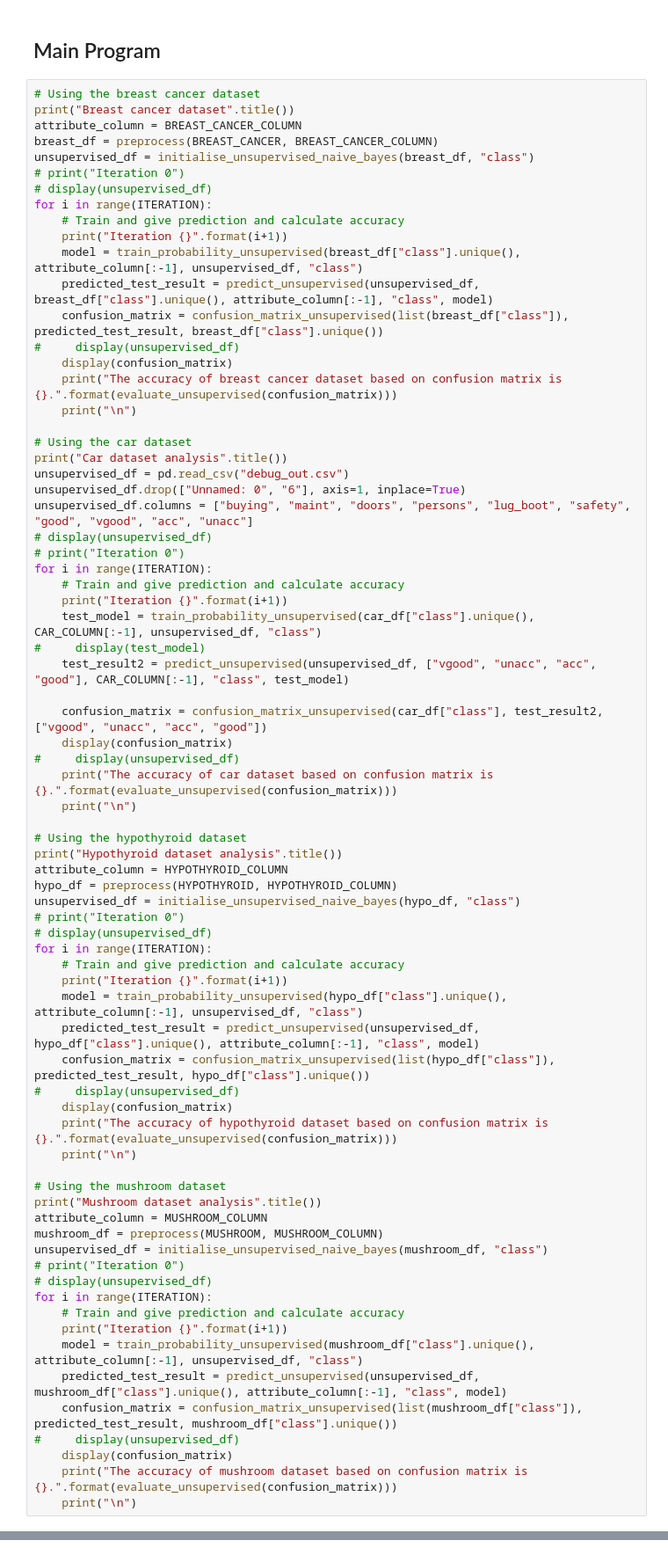
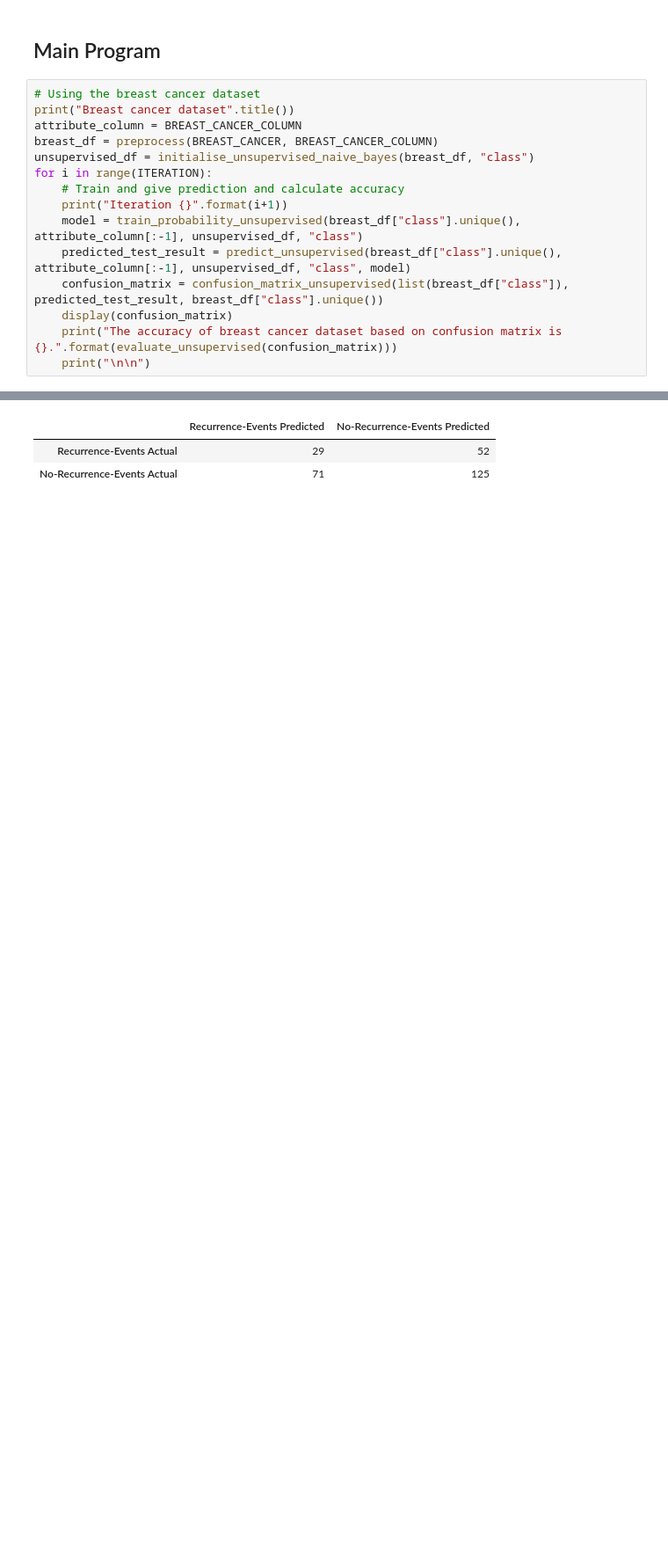
Before and after one commit to maleakhiw/Naive-Bayes-Algorithm, a Jupyter notebook: COMP30027 2018S1 - Project 1.ipynb, the cells around one changed output, grey strips where cells are left out. Shown: that part at 88% size. Drawn from its saved outputs; the diff is of its cells as text; blank space fills up the shorter version.

```diff
--- a/COMP30027 2018S1 - Project 1.ipynb
+++ b/COMP30027 2018S1 - Project 1.ipynb
@@ -788,77 +538,21 @@ The accuracy of car dataset based on confusion matrix is 0.44733796296296297.
 # %%
 # Using the breast cancer dataset
 print("Breast cancer dataset".title())
 attribute_column = BREAST_CANCER_COLUMN
 breast_df = preprocess(BREAST_CANCER, BREAST_CANCER_COLUMN)
 unsupervised_df = initialise_unsupervised_naive_bayes(breast_df, "class")
-# print("Iteration 0")
-# display(unsupervised_df)
 for i in range(ITERATION):
     # Train and give prediction and calculate accuracy
     print("Iteration {}".format(i+1))
     model = train_probability_unsupervised(breast_df["class"].unique(), attribute_column[:-1], unsupervised_df, "class")
-    predicted_test_result = predict_unsupervised(unsupervised_df, breast_df["class"].unique(), attribute_column[:-1], "class", model)
+    predicted_test_result = predict_unsupervised(breast_df["class"].unique(), attribute_column[:-1], unsupervised_df, "class", model)
     confusion_matrix = confusion_matrix_unsupervised(list(breast_df["class"]), predicted_test_result, breast_df["class"].unique())
-#     display(unsupervised_df)
     display(confusion_matrix)
     print("The accuracy of breast cancer dataset based on confusion matrix is {}.".format(evaluate_unsupervised(confusion_matrix)))
-    print("\n")
-
-# Using the car dataset
-print("Car dataset analysis".title())
-unsupervised_df = pd.read_csv("debug_out.csv")
-unsupervised_df.drop(["Unnamed: 0", "6"], axis=1, inplace=True)
-unsupervised_df.columns = ["buying", "maint", "doors", "persons", "lug_boot", "safety", "good", "vgood", "acc", "unacc"]
-# display(unsupervised_df)
-# print("Iteration 0")
-for i in range(ITERATION):
-    # Train and give prediction and calculate accuracy
-    print("Iteration {}".format(i+1))
-    test_model = train_probability_unsupervised(car_df["class"].unique(), CAR_COLUMN[:-1], unsupervised_df, "class")
-#     display(test_model)
-    test_result2 = predict_unsupervised(unsupervised_df, ["vgood", "unacc", "acc", "good"], CAR_COLUMN[:-1], "class", test_model)
-
-    confusion_matrix = confusion_matrix_unsupervised(car_df["class"], test_result2,["vgood", "unacc", "acc", "good"])
-    display(confusion_matrix)
-#     display(unsupervised_df)
-    print("The accuracy of car dataset based on confusion matrix is {}.".format(evaluate_unsupervised(confusion_matrix)))
-    print("\n")
-
-# Using the hypothyroid dataset
-print("Hypothyroid dataset analysis".title())
-attribute_column = HYPOTHYROID_COLUMN
-hypo_df = preprocess(HYPOTHYROID, HYPOTHYROID_COLUMN)
-unsupervised_df = initialise_unsupervised_naive_bayes(hypo_df, "class")
-# print("Iteration 0")
-# display(unsupervised_df)
-for i in range(ITERATION):
-    # Train and give prediction and calculate accuracy
-    print("Iteration {}".format(i+1))
-    model = train_probability_unsupervised(hypo_df["class"].unique(), attribute_column[:-1], unsupervised_df, "class")
-    predicted_test_result = predict_unsupervised(unsupervised_df, hypo_df["class"].unique(), attribute_column[:-1], "class", model)
-    confusion_matrix = confusion_matrix_unsupervised(list(hypo_df["class"]), predicted_test_result, hypo_df["class"].unique())
-#     display(unsupervised_df)
-    display(confusion_matrix)
-    print("The accuracy of hypothyroid dataset based on confusion matrix is {}.".format(evaluate_unsupervised(confusion_matrix)))
-    print("\n")
-
-# Using the mushroom dataset
-print("Mushroom dataset analysis".title())
-attribute_column = MUSHROOM_COLUMN
-mushroom_df = preprocess(MUSHROOM, MUSHROOM_COLUMN)
-unsupervised_df = initialise_unsupervised_naive_bayes(mushroom_df, "class")
-# print("Iteration 0")
-# display(unsupervised_df)
-for i in range(ITERATION):
-    # Train and give prediction and calculate accuracy
-    print("Iteration {}".format(i+1))
-    model = train_probability_unsupervised(mushroom_df["class"].unique(), attribute_column[:-1], unsupervised_df, "class")
-    predicted_test_result = predict_unsupervised(unsupervised_df, mushroom_df["class"].unique(), attribute_column[:-1], "class", model)
-    confusion_matrix = confusion_matrix_unsupervised(list(mushroom_df["class"]), predicted_test_result, mushroom_df["class"].unique())
-#     display(unsupervised_df)
-    display(confusion_matrix)
-    print("The accuracy of mushroom dataset based on confusion matrix is {}.".format(evaluate_unsupervised(confusion_matrix)))
-    print("\n")
+    print("\n\n")
 # %% [output]
 Breast Cancer Dataset
 Iteration 1
+|  | Recurrence-Events Predicted | No-Recurrence-Events Predicted |
+| Recurrence-Events Actual | 29 | 52 |
+| No-Recurrence-Events Actual | 71 | 125 |
```
Also changed, not shown: parts of 31 cells of this notebook.
